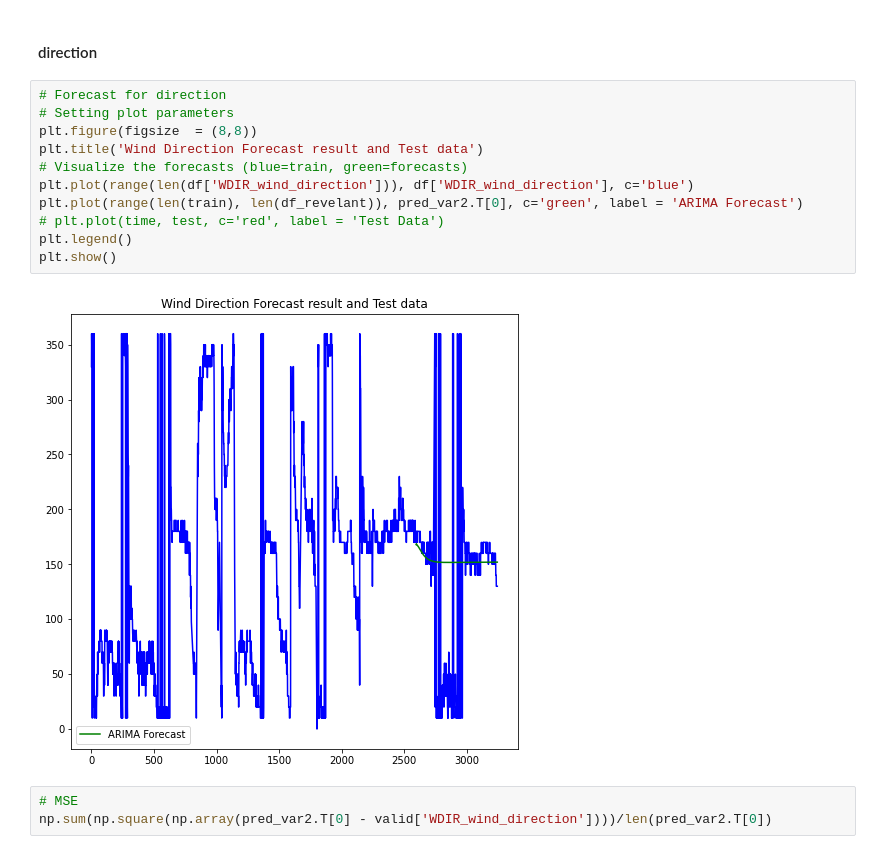
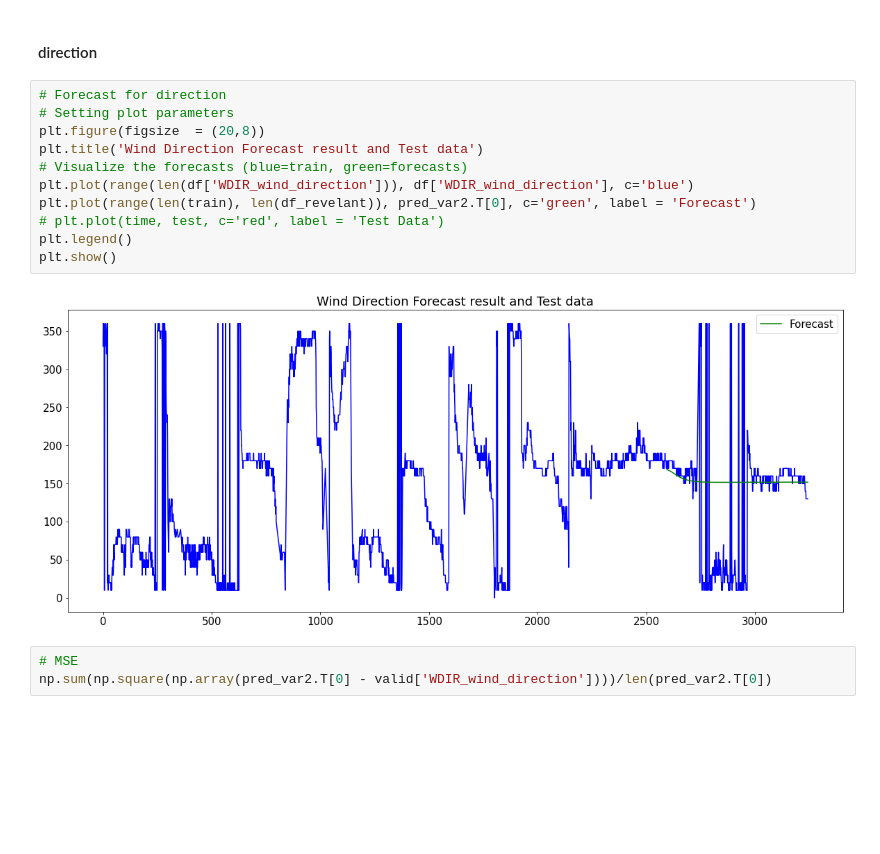
Before and after one commit to bhavrish/cognite-challenge, a Jupyter notebook: datathon.ipynb, the cells around one changed output. Cells and saved outputs as stored; diff of their text form; blank space fills up the shorter version.

```diff
--- a/datathon.ipynb
+++ b/datathon.ipynb
@@ -351,16 +351,16 @@ pred_var2 = model_var_fit.forecast(train_var[-lag_order:], steps=len(valid_var))
 # %%
 # Forecast for direction
 # Setting plot parameters
-plt.figure(figsize  = (8,8))
+plt.figure(figsize  = (20,8))
 plt.title('Wind Direction Forecast result and Test data')
 # Visualize the forecasts (blue=train, green=forecasts)
 plt.plot(range(len(df['WDIR_wind_direction'])), df['WDIR_wind_direction'], c='blue')
-plt.plot(range(len(train), len(df_revelant)), pred_var2.T[0], c='green', label = 'ARIMA Forecast')
+plt.plot(range(len(train), len(df_revelant)), pred_var2.T[0], c='green', label = 'Forecast')
 # plt.plot(time, test, c='red', label = 'Test Data')
 plt.legend()
 plt.show()
 # %% [output]
-[figure, old version]
+[figure, new version]
 # %%
 # MSE
 np.sum(np.square(np.array(pred_var2.T[0] - valid['WDIR_wind_direction'])))/len(pred_var2.T[0])
```
Also changed, not shown: parts of 10 cells of this notebook.
